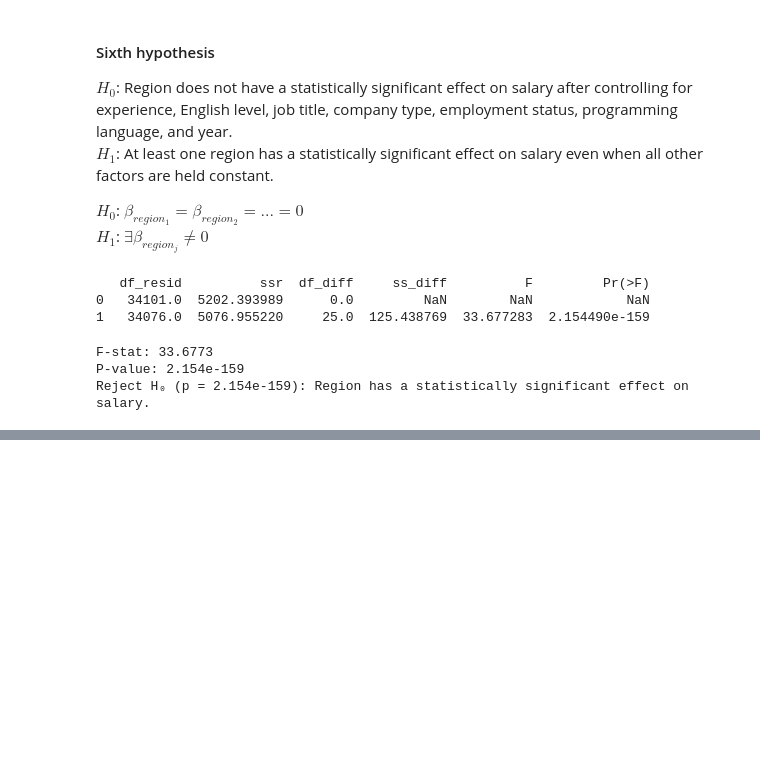
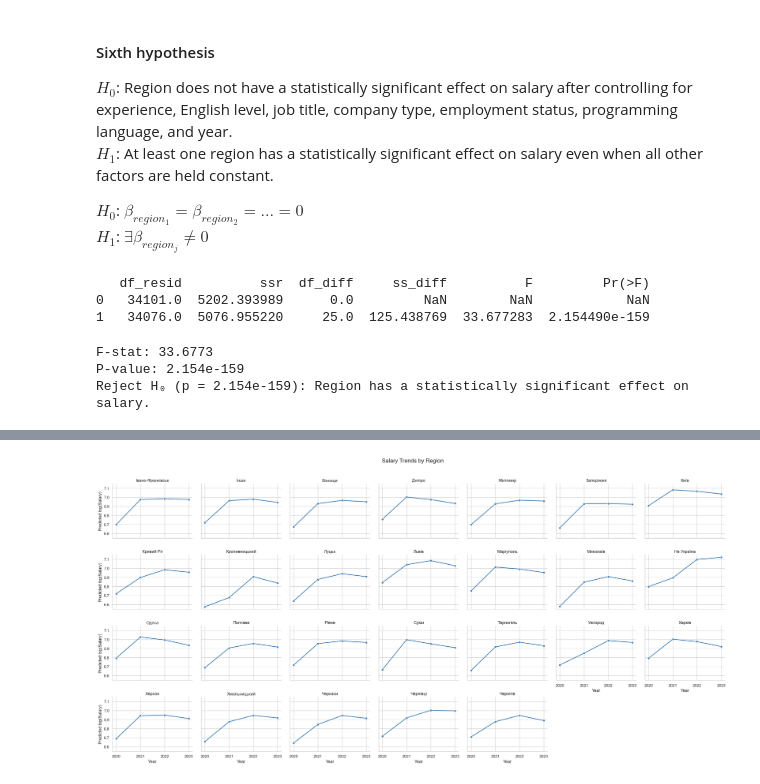
Before and after one commit to Danylo-Ik/Econometrics-Project-IT, a Jupyter notebook: it_salaries.ipynb, the cells around one changed output, grey strips where cells are left out. Drawn from its saved outputs; the diff is of its cells as text; code cells hidden in the pictures; blank space fills up the shorter version.

```diff
--- a/it_salaries.ipynb
+++ b/it_salaries.ipynb
@@ -793,0 +826,11 @@ plt.show()
+# %%
+mlm_model = smf.mixedlm(
+    "log_salary ~ total_experience + english_level + male + full_time + C(title) + C(programming_language) + C(year)",
+    data,
+    groups=data["region"],
+    re_formula="~C(year)"
+)
+
+
+mlm_result = mlm_model.fit()
+print(mlm_result.summary())
@@ -793,0 +891,27 @@ plt.show()
+# %%
+g = sns.FacetGrid(
+    plot_df,
+    col='region',
+    col_wrap=7,
+    height=3,
+    aspect=1.2,
+    sharey=True
+)
+
+g.map_dataframe(
+    sns.lineplot,
+    x='year',
+    y='predicted_log_salary',
+    color='steelblue',
+    marker='o',
+    linewidth=2
+)
+
+g.set_titles("{col_name}")
+g.set_axis_labels("Year", "Predicted log(Salary)")
+g.fig.suptitle('Salary Trends by Region', y=1.02, fontsize=16)
+
+plt.tight_layout()
+plt.show()
+# %% [output]
+[figure, added]
```
Also changed, not shown: parts of 23 cells of this notebook, 2 other files.
